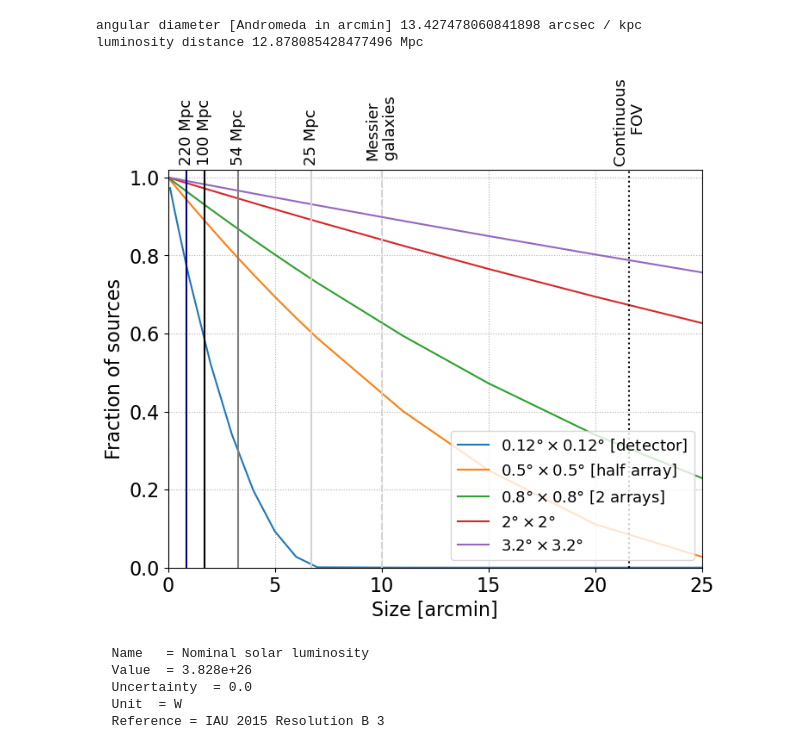
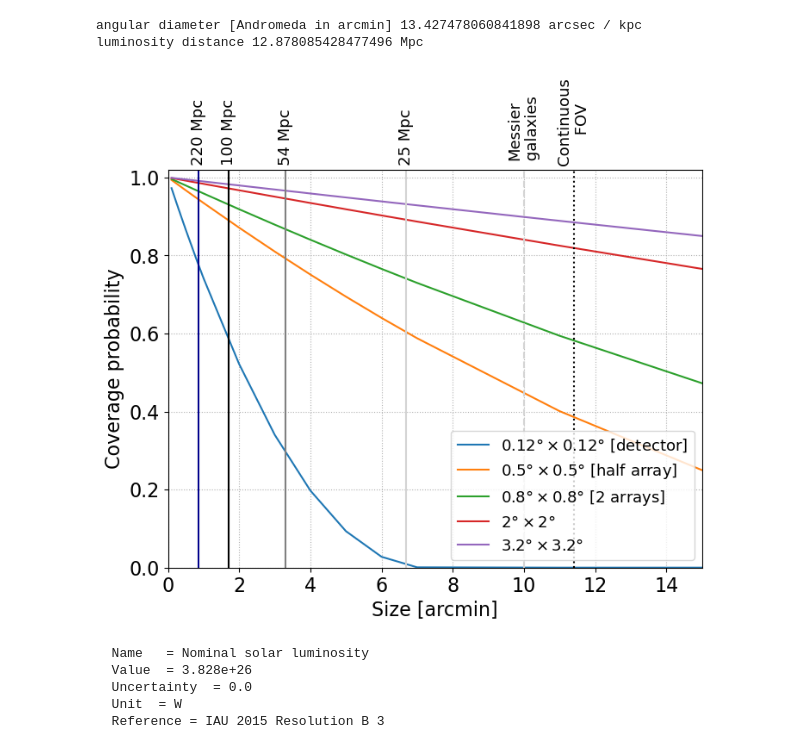
Before and after one commit to spacetelescope/skymap, a Jupyter notebook: notebook/Tessellation.ipynb, the cells around one changed output. Cells and saved outputs as stored; diff of their text form; code cells hidden in the pictures.

```diff
--- a/notebook/Tessellation.ipynb
+++ b/notebook/Tessellation.ipynb
@@ -1105,43 +1107,43 @@ import matplotlib.pyplot as plt
 x = np.array([0.1,0.3,0.5,0.8,1.0,2.0,3.0,4.0,5,6,7,11.,15,20,25])/60
 tessel = 0.12
 fig = plt.figure(figsize=(8,6))
 plt.rcParams['axes.labelsize'] = 16
 plt.rcParams['axes.titlesize'] = 16
 plt.rcParams['xtick.labelsize'] = 16
 plt.rcParams['ytick.labelsize'] = 16
 
-plt.plot(x*60,(((tessel-x)/tessel).clip(min=0))**2,label='0.12$\degree\\times$0.12$\degree$ [detector]')
+plt.plot(x*60,(((tessel-x)/tessel).clip(min=0))**2,label='0.12$\\degree\\times$0.12$\\degree$ [detector]')
 tessel = 0.5
-plt.plot(x*60,((tessel-x)/tessel)**2,label='0.5$\degree\\times$0.5$\degree$ [half array]')
+plt.plot(x*60,((tessel-x)/tessel)**2,label='0.5$\\degree\\times$0.5$\\degree$ [half array]')
 tessel = 0.8
-plt.plot(x*60,((tessel-x)/tessel)**2,label='0.8$\degree\\times$0.8$\degree$ [2 arrays]')
+plt.plot(x*60,((tessel-x)/tessel)**2,label='0.8$\\degree\\times$0.8$\\degree$ [2 arrays]')
 tessel = 2
-plt.plot(x*60,((tessel-x)/tessel)**2,label='2$\degree\\times$2$\degree$')
+plt.plot(x*60,((tessel-x)/tessel)**2,label='2$\\degree\\times$2$\\degree$')
 tessel = 3.2
-plt.plot(x*60,((tessel-x)/tessel)**2,label='3.2$\degree\\times$3.2$\degree$')
+plt.plot(x*60,((tessel-x)/tessel)**2,label='3.2$\\degree\\times$3.2$\\degree$')
 plt.xlabel('Size [arcmin]')
-plt.ylabel('Fraction of sources')
+plt.ylabel('Coverage probability')
 plt.vlines(0.85,0,1.02,color='darkblue')#,label='z = 0.05 (220 Mpc)')
 plt.vlines(1.7,0,1.02,color='black')#,label='z = 0.025 (100 Mpc)')
 plt.vlines(3.3,0,1.02,color='gray')#,label='z = 0.0125 (54 Mpc)')
 plt.vlines(6.7,0,1.02,color='lightgray')#,label='z = 0.006 (25 Mpc)')
 plt.vlines(10,0,1.02,ls='--',color='lightgray')#,label='z = 0.003 (13 Mpc)')
-plt.vlines(21.6,0,1.02,ls=':',color='black')#,label='z = 0.003 (13 Mpc)')
+plt.vlines(11.4,0,1.02,ls=':',color='black')#,label='z = 0.003 (13 Mpc)')
 plt.legend(loc=4, ncols=1, fontsize=13)
-plt.xlim(0,25)
+plt.xlim(0,15)
 plt.ylim(0,1.02)
 #plt.title('Nearby galaxies')
 plt.grid(ls=':')
 plt.text(0.85,1.04,'220 Mpc',rotation=90,horizontalalignment='center',fontsize=13)
 plt.text(1.7,1.04,'100 Mpc',rotation=90,horizontalalignment='center',fontsize=13)
 plt.text(3.3,1.04,'54 Mpc',rotation=90,horizontalalignment='center',fontsize=13)
 plt.text(6.7,1.04,'25 Mpc',rotation=90,horizontalalignment='center',fontsize=13)
 plt.text(10,1.04,'Messier\n galaxies',rotation=90,horizontalalignment='center',fontsize=13)
-plt.text(21.6,1.04,'Continuous\n FOV',rotation=90,horizontalalignment='center',fontsize=13)
+plt.text(11.4,1.04,'Continuous\n FOV',rotation=90,horizontalalignment='center',fontsize=13)
 #plt.yscale('log')
 fig.savefig('galaxysize.png',bbox_inches="tight")
 # %% [output]
-[figure, old version]
+[figure, new version]
 # %%
 print(_si.L_sun)
 # %% [output]
```
Also changed, not shown: parts of 6 cells of this notebook, 1 other file.
